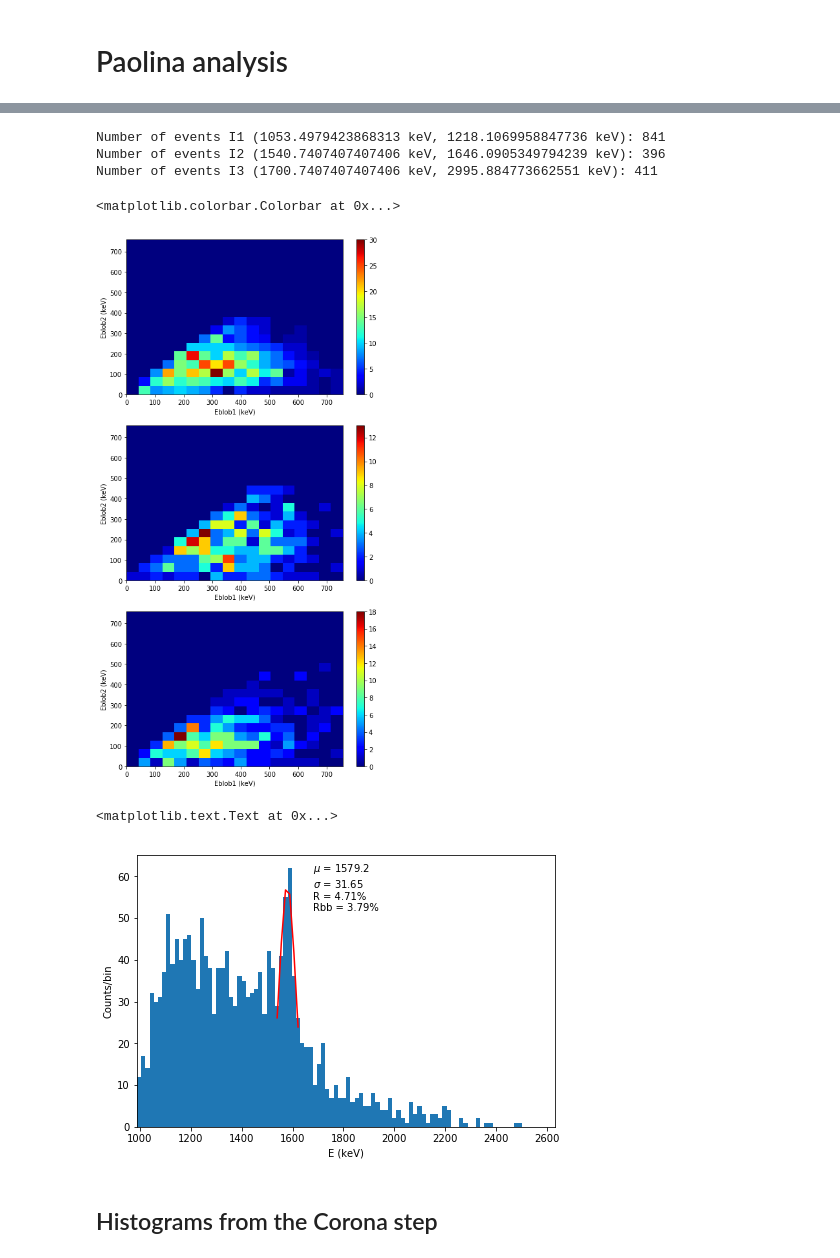
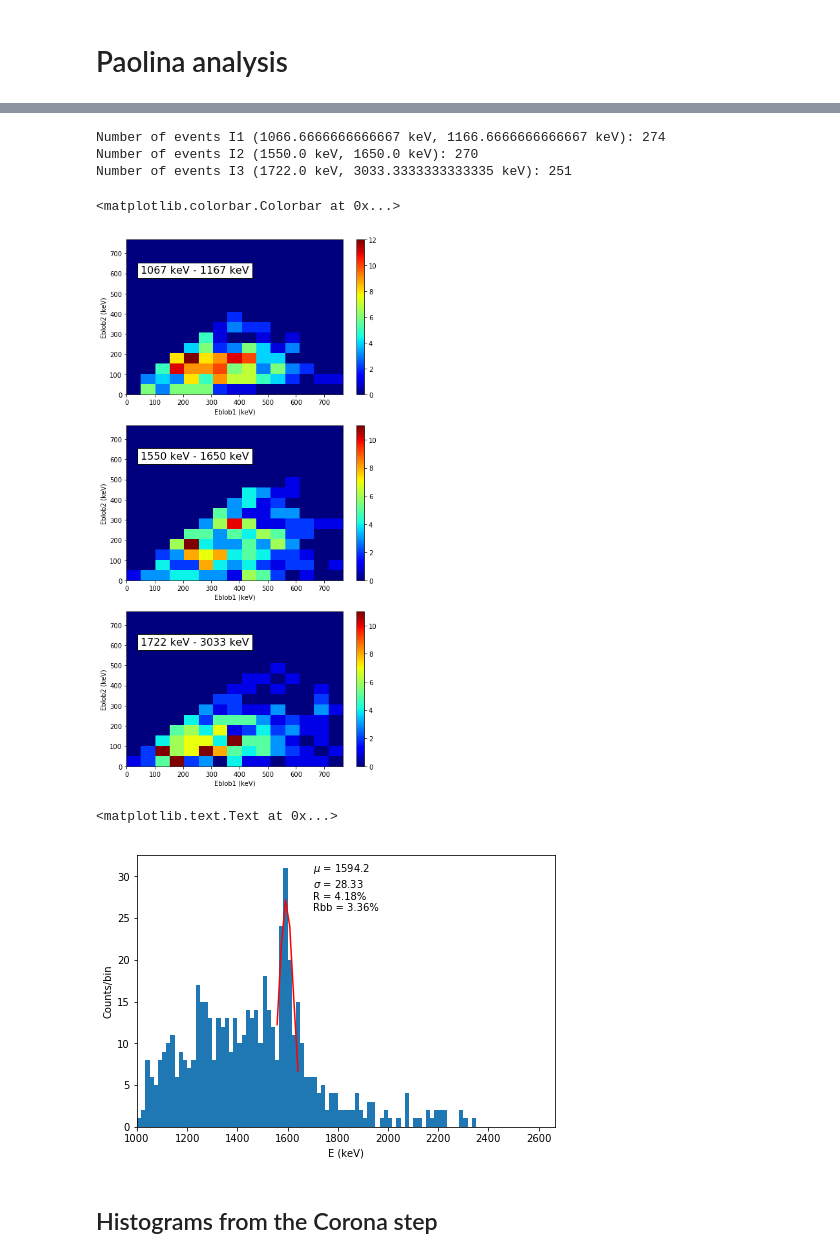
Before and after one commit to jerenner/ICARO, a Jupyter notebook: invisible_cities/utils/analysis_Th.ipynb, the cells around one changed output, grey strips where cells are left out. Cells and saved outputs as stored; diff of their text form; code cells hidden in the pictures.

```diff
--- a/invisible_cities/utils/analysis_Th.ipynb
+++ b/invisible_cities/utils/analysis_Th.ipynb
@@ -596,7 +596,7 @@ Produced hit collections for 10979 events (0 events in MC truth).
 npmts = 11
 ebins = 100
 emin_hist = 150000; emax_hist = 800000
-e_spec = []; emc_spec = []; r_spec = []; z_spec = []
+e_spec = []; emc_spec = []; r_spec = []; z_spec = []; evtNum_spec = []
 ecorr_avg_spec = []; ecorr_tau_spec = []; ecorr_slice_spec = []
 for ee in range(len(hitc_evt)):
     evt_E = sum([hh.E for hh in hitc_evt[ee]])
@@ -626,6 +626,7 @@ for ee in range(len(hitc_evt)):
         ecorr_tau_spec.append(evt_Ecorrtau)
         ecorr_avg_spec.append(evt_Ecorrtau_xy)
         ecorr_slice_spec.append(evt_Ecorrtau_xy_slice)
+        evtNum_spec.append(evtnum_hitc[ee])
     emc_spec.append(evt_Emc)
 
 e_spec = np.array(e_spec)
@@ -674,7 +680,8 @@ plt.ylabel('Counts/bin')
 # %%
 # create the corrected hit collection
 hitc_cevt = []
-for ee in range(len(hitc_evt)):
+#for ee in range(len(hitc_evt)):
+for ee in range(6117):
     hc_corr = []
     for hh in hitc_evt[ee]:
         hecorr = hh.E*fcorr(hh.X,hh.Y)/np.exp(-hh.Z/tlife)
@@ -683,7 +690,7 @@ for ee in range(len(hitc_evt)):
     hitc_cevt.append(hc_corr)
 # %%
 # energy spectrum
-ec_spec = []; rc_spec = []; zc_spec = []
+ec_spec = []; rc_spec = []; zc_spec = []; evtNumc_spec = []
 eccorr_avg_spec = []; eccorr_tau_spec = []; eccorr_slice_spec = []
 for ee in range(len(hitc_cevt)):
     evt_E = sum([hh.E for hh in hitc_cevt[ee]])
@@ -710,6 +717,7 @@ for ee in range(len(hitc_cevt)):
         eccorr_tau_spec.append(evt_Ecorrtau)
         eccorr_avg_spec.append(evt_Ecorrtau_xy)
         eccorr_slice_spec.append(evt_Ecorrtau_xy_slice)
+        evtNumc_spec.append(evtnum_hitc[ee])
 
 rc_spec = np.array(rc_spec)
 zc_spec = np.array(zc_spec)
@@ -717,13 +725,14 @@ ec_spec = np.array(ec_spec)
 eccorr_tau_spec = np.array(eccorr_tau_spec)
 eccorr_avg_spec = np.array(eccorr_avg_spec)
 eccorr_slice_spec = np.array(eccorr_slice_spec)
+evtNumc_spec = np.array(evtNumc_spec)
 
 fig = plt.figure(1)
 fig.set_figheight(10.0)
 fig.set_figwidth(15.0)
 
 ax1 = fig.add_subplot(221);
-plt.hist(ec_spec/npmts,bins=ebins,label='Uncorrected')
+plt.hist(ec_spec/npmts,bins=ebins,label='Event energies')
 lnd = plt.legend(loc=1)
 #plt.scatter(z_spec,e_spec,marker='.')
 #plt.ylim([100000,900000])
@@ -774,16 +783,16 @@ plt.ylabel('Counts/bin')
 [figure]
 # %%
 # closer look at the energy spectrum
-CAL_FACTOR = 1600/486000
+CAL_FACTOR = 1620/486000
 fig = plt.figure(1)
 fig.set_figheight(5.0)
 fig.set_figwidth(7.5)
 
 #y, x, _ = plt.hist(ecorr_slice_spec, 100, range=[300000,800000])
-y, x, _ = plt.hist(ec_spec[zc_spec < 300]*CAL_FACTOR, 150, range=[300000*CAL_FACTOR,800000*CAL_FACTOR])
+y, x, _ = plt.hist(ec_spec*CAL_FACTOR, 150, range=[300000*CAL_FACTOR,800000*CAL_FACTOR])
 
 x    = x[:-1] + np.diff(x) * 0.5
-sel  = fitf.in_range(x, 471e3*CAL_FACTOR, 495e3*CAL_FACTOR)
+sel  = fitf.in_range(x, 467e3*CAL_FACTOR, 488e3*CAL_FACTOR)
 x, y = x[sel], y[sel]
 f    = fitf.fit(fitf.gauss, x, y, (200, 480000*CAL_FACTOR, 10000*CAL_FACTOR))
 plt.plot(x, f.fn(x), "r")
@@ -926,14 +935,14 @@ Fou
 # %%
 # Plot Eblob1 vs. Eblob2 in several intervals
-nbins_blobs = 18
+nbins_blobs = 15
 
 fig = plt.figure(3);
 fig.set_figheight(15.0);
 fig.set_figwidth(7.5);
 
 # define intervals
-eb1_low = 320000; eb1_high = 370000
-eb2_low = 468000; eb2_high = 500000
+eb1_low = 320000; eb1_high = 350000
+eb2_low = 465000; eb2_high = 495000
 eb3_low = 516600; eb3_high = 910000
 
 # axes
@@ -952,46 +961,52 @@ print("Number of events I2 ({0} keV, {1} keV): {2}".format(eb2_low*CAL_FACTOR,eb
 print("Number of events I3 ({0} keV, {1} keV): {2}".format(eb3_low*CAL_FACTOR,eb3_high*CAL_FACTOR,len(l_eblob1[cuts_3])))
 
 # interval 1
 ax1 = fig.add_subplot(311);
 hxy, xxy, yxy = np.histogram2d(l_eblob1[cuts_1]*CAL_FACTOR, l_eblob2[cuts_1]*CAL_FACTOR, normed=False, bins=(nbins_blobs, nbins_blobs), range=[[0,hrange*CAL_FACTOR],[0,hrange*CAL_FACTOR]])
+ax1.text(50, 600, '{0:.4g} keV - {1:.4g} keV'.format(eb1_low*CAL_FACTOR,eb1_high*CAL_FACTOR),
+         bbox={'facecolor':'white', 'alpha':1.0, 'pad':5},fontsize=16)
 extent1 = [yxy[0], yxy[-1], xxy[0], xxy[-1]]
 sp1 = ax1.imshow(hxy, extent=extent1, interpolation='none', aspect='auto', origin='lower', cmap='jet')
 ax1.set_xlabel("Eblob1 (keV)")
 ax1.set_ylabel("Eblob2 (keV)")
 plt.colorbar(sp1)
 
 # interval 2
 ax2 = fig.add_subplot(312);
 hxy, xxy, yxy = np.histogram2d(l_eblob1[cuts_2]*CAL_FACTOR, l_eblob2[cuts_2]*CAL_FACTOR, normed=False, bins=(nbins_blobs, nbins_blobs), range=[[0,hrange*CAL_FACTOR],[0,hrange*CAL_FACTOR]])
+ax2.text(50, 600, '{0:.4g} keV - {1:.4g} keV'.format(eb2_low*CAL_FACTOR,eb2_high*CAL_FACTOR),
+         bbox={'facecolor':'white', 'alpha':1.0, 'pad':5},fontsize=16)
 extent2 = [yxy[0], yxy[-1], xxy[0], xxy[-1]]
 sp2 = ax2.imshow(hxy, extent=extent2, interpolation='none', aspect='auto', origin='lower', cmap='jet')
 ax2.set_xlabel("Eblob1 (keV)")
 ax2.set_ylabel("Eblob2 (keV)")
 plt.colorbar(sp2)
 
 # interval 3
 ax3 = fig.add_subplot(313);
 hxy, xxy, yxy = np.histogram2d(l_eblob1[cuts_3]*CAL_FACTOR, l_eblob2[cuts_3]*CAL_FACTOR, normed=False, bins=(nbins_blobs, nbins_blobs), range=[[0,hrange*CAL_FACTOR],[0,hrange*CAL_FACTOR]])
+ax3.text(50, 600, '{0:.4g} keV - {1:.4g} keV'.format(eb3_low*CAL_FACTOR,eb3_high*CAL_FACTOR),
+         bbox={'facecolor':'white', 'alpha':1.0, 'pad':5},fontsize=16)
 extent3 = [yxy[0], yxy[-1], xxy[0], xxy[-1]]
 sp3 = ax3.imshow(hxy, extent=extent1, interpolation='none', aspect='auto', origin='lower', cmap='jet')
 ax3.set_xlabel("Eblob1 (keV)")
 ax3.set_ylabel("Eblob2 (keV)")
 plt.colorbar(sp3)
 # %% [output]
-Number of events I1 (1053.4979423868313 keV, 1218.1069958847736 keV): 841
-Number of events I2 (1540.7407407407406 keV, 1646.0905349794239 keV): 396
-Number of events I3 (1700.7407407407406 keV, 2995.884773662551 keV): 411
+Number of events I1 (1066.6666666666667 keV, 1166.6666666666667 keV): 274
+Number of events I2 (1550.0 keV, 1650.0 keV): 270
+Number of events I3 (1722.0 keV, 3033.3333333333335 keV): 251
 <matplotlib.colorbar.Colorbar at 0x...>
-[figure, old version]
+[figure, new version]
 # %%
 # track-energy spectrum
-CAL_FACTOR = 1600/486000
+#CAL_FACTOR = 1600/486000
 fig = plt.figure(1)
 fig.set_figheight(5.0)
 fig.set_figwidth(7.5)
 
 #y, x, _ = plt.hist(ecorr_slice_spec, 100, range=[300000,800000])
-y, x, _ = plt.hist(l_etrk[l_eblob2 > 100000]*CAL_FACTOR, 100, range=[300000*CAL_FACTOR,800000*CAL_FACTOR])
+y, x, _ = plt.hist(l_etrk[l_eblob1 > 200/CAL_FACTOR]*CAL_FACTOR, 100, range=[300000*CAL_FACTOR,800000*CAL_FACTOR])
 
 x    = x[:-1] + np.diff(x) * 0.5
 sel  = fitf.in_range(x, 465e3*CAL_FACTOR, 495e3*CAL_FACTOR)
@@ -1007,7 +1022,7 @@ plt.xlabel('E (keV)')
 plt.ylabel('Counts/bin')
 # %% [output]
 <matplotlib.text.Text at 0x...>
-[figure, old version]
+[figure, new version]
 # %%
 # Plot Eblob1 vs. Eblob2
 # 2D histogram
```
Also changed, not shown: parts of 7 cells of this notebook.
